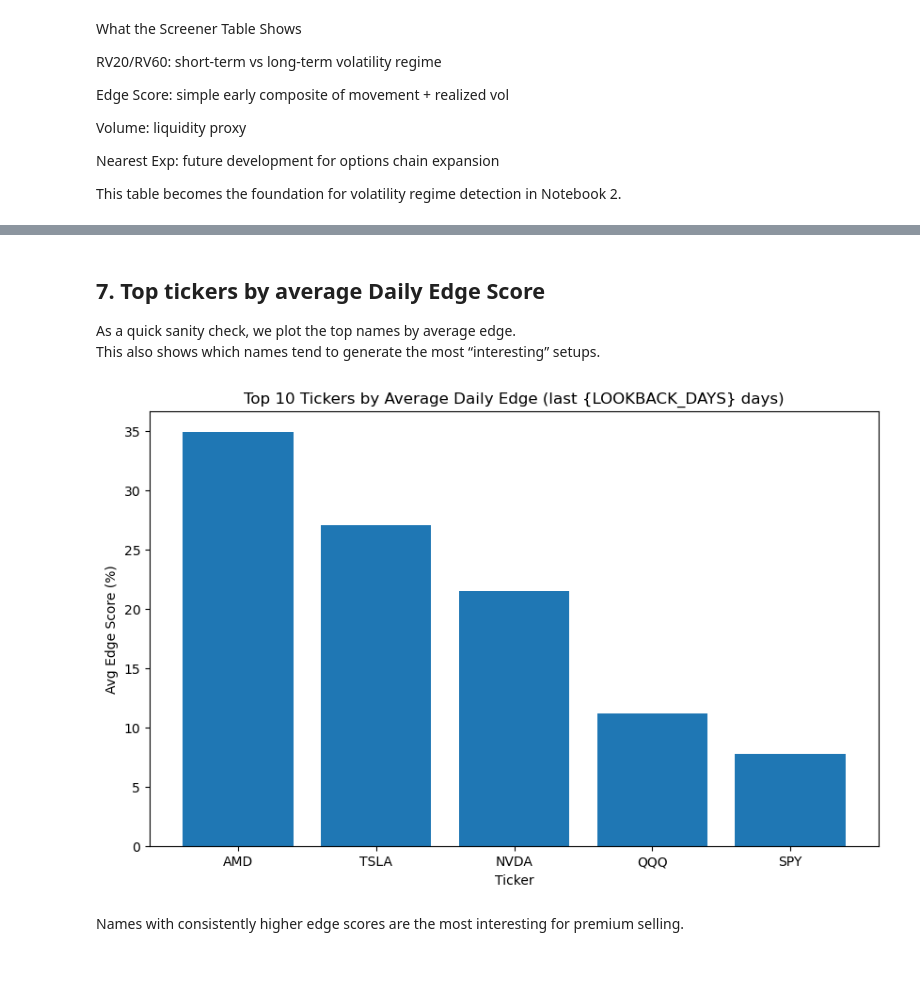
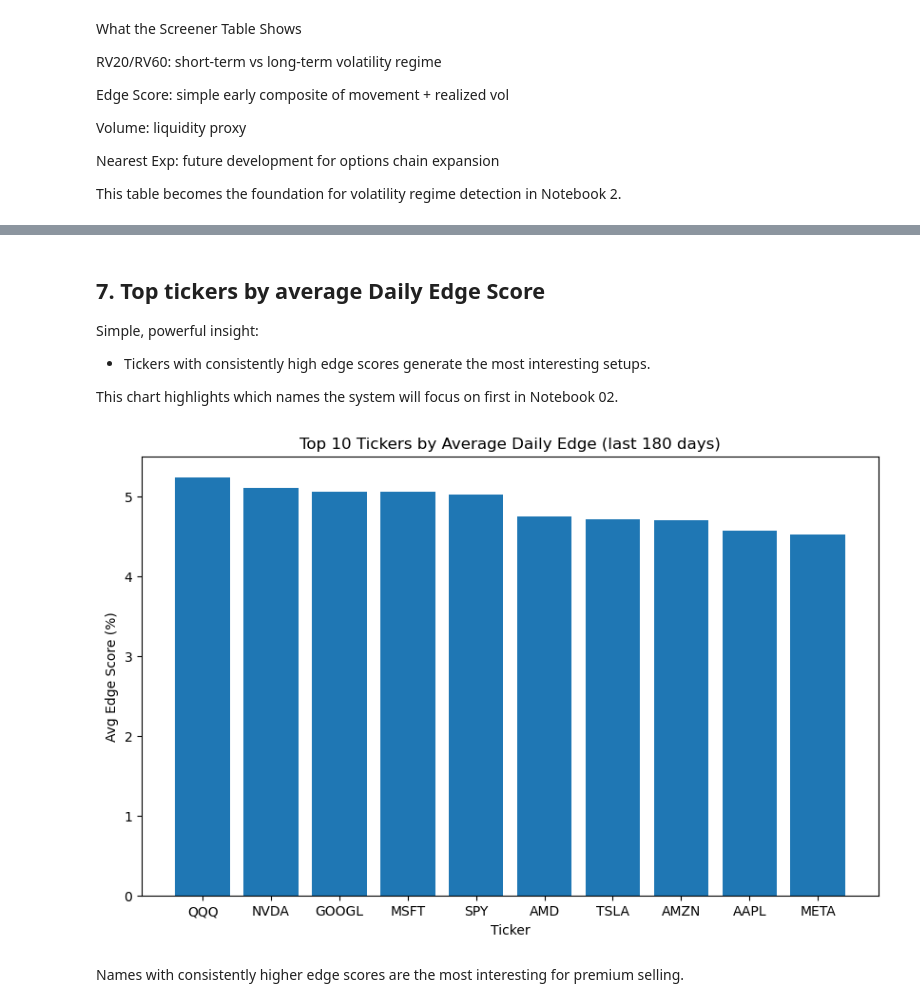
Before and after one commit to btheard3/volatility-alpha-engine, a Jupyter notebook: notebooks/01_eda_volatility_alpha.ipynb, the cells around one changed output, grey strips where cells are left out. Saved outputs shown, nothing was run; the diff lists cells and outputs as text; code cells hidden in the pictures; blank space fills up the shorter version.

Commit message:
feat: complete VAE notebooks 00–06 with RL agent prototype

```diff
--- a/notebooks/01_eda_volatility_alpha.ipynb
+++ b/notebooks/01_eda_volatility_alpha.ipynb
@@ -266,18 +302,21 @@ ticker_stats.head()
 # %% [markdown]
 ## 7. Top tickers by average Daily Edge Score
 
-As a quick sanity check, we plot the top names by average edge.
-This also shows which names tend to generate the most “interesting” setups.
+Simple, powerful insight:
+
+- Tickers with consistently high edge scores generate the most interesting setups.
+
+This chart highlights which names the system will focus on first in Notebook 02.
 # %%
 top10 = ticker_stats.head(10)
 
 plt.bar(top10["ticker"], top10["avg_edge"])
-plt.title("Top 10 Tickers by Average Daily Edge (last {LOOKBACK_DAYS} days)")
+plt.title(f"Top 10 Tickers by Average Daily Edge (last {LOOKBACK_DAYS} days)")
 plt.xlabel("Ticker")
 plt.ylabel("Avg Edge Score (%)")
 plt.show()
 # %% [output]
-[figure, old version]
+[figure, new version]
 # %% [markdown]
 Names with consistently higher edge scores are the most interesting for premium selling.
 # %% [markdown]
```
Also changed, not shown: parts of 23 cells of this notebook, 6 other files.
